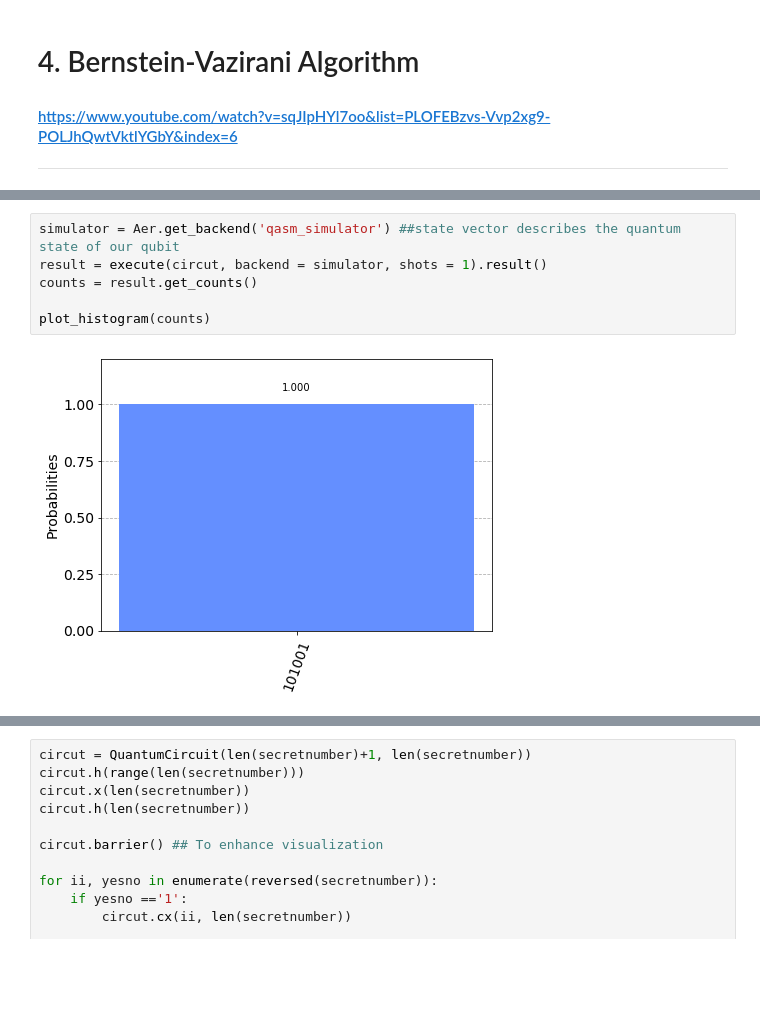
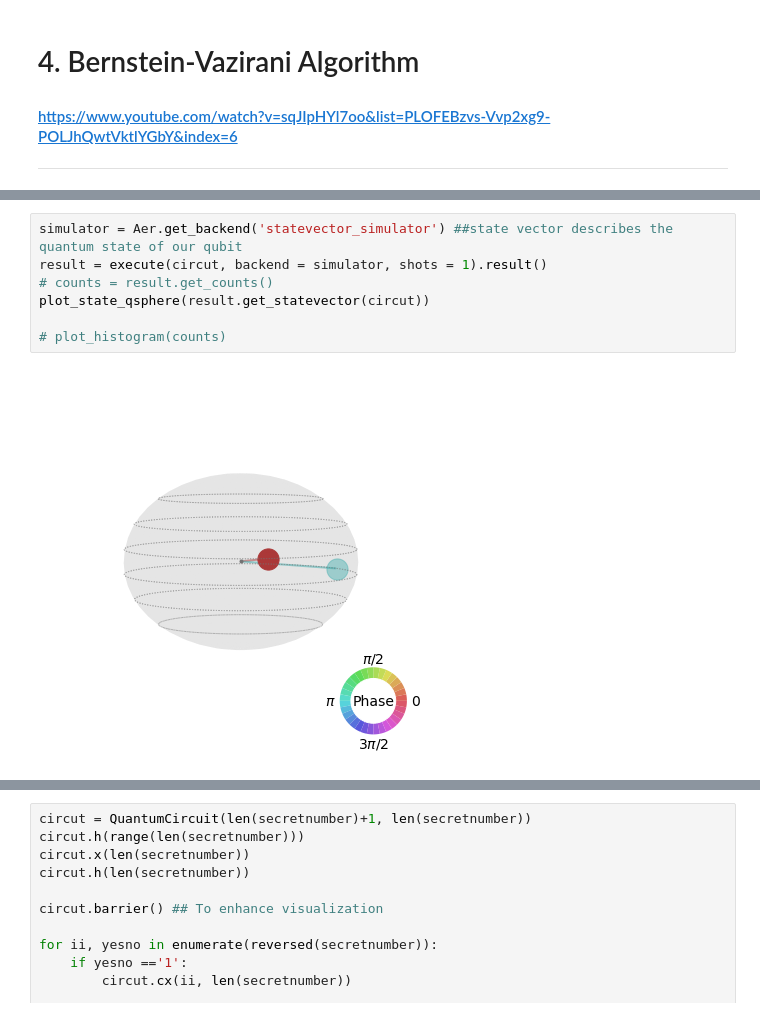
Before and after one commit to elsalmi/qiskit, a Jupyter notebook: 4. Bernstein-Vazirani Algorithm.ipynb, the cells around one changed output, grey strips where cells are left out. Cells and saved outputs as stored; diff of their text form; blank space fills up the shorter version.

```diff
--- a/4. Bernstein-Vazirani Algorithm.ipynb
+++ b/4. Bernstein-Vazirani Algorithm.ipynb
@@ -36,8 +37,9 @@ circut.draw(output='mpl')
 # %%
-simulator = Aer.get_backend('qasm_simulator') ##state vector describes the quantum state of our qubit
+simulator = Aer.get_backend('statevector_simulator') ##state vector describes the quantum state of our qubit
 result = execute(circut, backend = simulator, shots = 1).result()
-counts = result.get_counts()
+# counts = result.get_counts()
+plot_state_qsphere(result.get_statevector(circut))
 
-plot_histogram(counts)
+# plot_histogram(counts)
 # %% [output]
-[figure, old version]
+[figure, new version]
```
Also changed, not shown: parts of 4 cells of this notebook, 7 other files.
